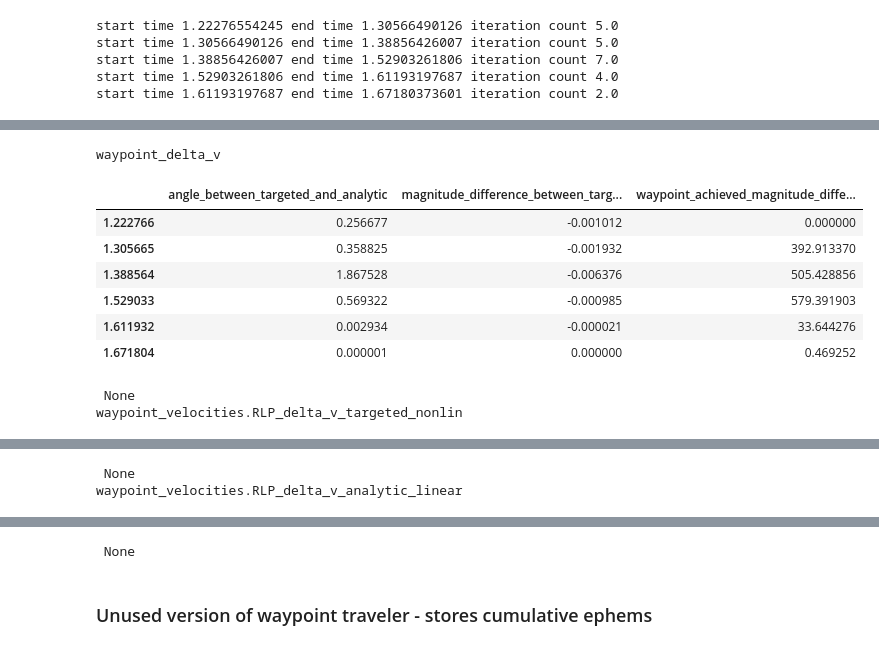
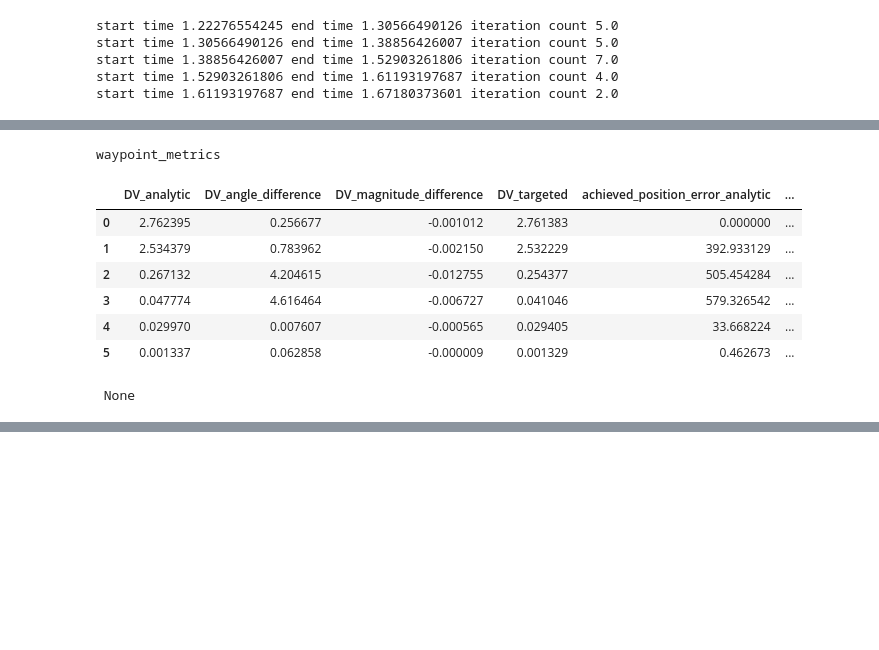
Before and after one commit to aerosara/thesis, a Jupyter notebook: notebooks/Waypoint Traveling.ipynb, the cells around one changed output, grey strips where cells are left out. Saved outputs shown, nothing was run; the diff lists cells and outputs as text; code cells hidden in the pictures; blank space fills up the shorter version.

Commit message:
Adding linear-only path and waypoint_metrics
- Computing linear-only path that uses nominal waypoints from start to
end
- Updating waypoint_metrics computed at end of a run

```diff
--- a/notebooks/Waypoint Traveling.ipynb
+++ b/notebooks/Waypoint Traveling.ipynb
@@ -564,43 +640,57 @@ waypoints.RLP_achieved_targeted_nonlin
 # %%
 
-#waypoint_delta_v = pd.DataFrame(['RLP_targeted_nonlin', 'RLP_analytic_linear'], index=waypoint_times)
+halo = 'small'
+clock_angle = 0.0
+approach = '+R'
+timescale = 'med'
+spacing = 'med'
 
-waypoint_delta_v = pd.DataFrame({'RLP_targeted_nonlin': np.zeros((len(waypoint_times))),
-                                 'RLP_analytic_linear': np.zeros((len(waypoint_times))),
-                                 'magnitude_difference_between_targeted_and_analytic': np.zeros((len(waypoint_times))),
-                                 'angle_between_targeted_and_analytic': np.zeros((len(waypoint_times))),
-                                 'waypoint_achieved_magnitude_difference_between_targeted_and_analytic': np.zeros((len(waypoint_times)))}, # TODO: this is not the right data structure to keep this attribute in
-                                index=waypoint_times)
+waypoint_metrics = pd.DataFrame({'halo':           halo,
+                                 'clock_angle':    clock_angle,
+                                 'approach':       approach,
+                                 'timescale':      timescale,
+                                 'spacing':        spacing,
+                                 'waypoint_times': waypoint_times,
+                                 'DV_targeted': np.zeros((len(waypoint_times))),
+                                 'DV_analytic': np.zeros((len(waypoint_times))),
+                                 'DV_magnitude_difference': np.zeros((len(waypoint_times))),
+                                 'DV_angle_difference': np.zeros((len(waypoint_times))),
+                                 'achieved_position_error_analytic': np.zeros((len(waypoint_times))),
+                                 'achieved_position_error_targeted': np.zeros((len(waypoint_times)))},
+                            index=np.arange(len(waypoint_times)))
 
-# compute delta-V magnitude and report to screen
-for t in waypoint_times:
+for point in np.arange(len(waypoint_times)):
+    #for t in waypoint_times:
+    t = waypoint_times[point]
 
-    waypoint_delta_v.RLP_targeted_nonlin.loc[t] = np.linalg.norm(waypoint_velocities.RLP_delta_v_targeted_nonlin.loc[t], 2)*RLP_properties.r12/RLP_properties.time_const*1000.0  # m/s
-    waypoint_delta_v.RLP_analytic_linear.loc[t] = np.linalg.norm(waypoint_velocities.RLP_delta_v_analytic_linear.loc[t], 2)*RLP_properties.r12/RLP_properties.time_const*1000.0  # m/s
+    # compute delta-V magnitude in m/s
+    waypoint_metrics.DV_targeted.iloc[point] = np.linalg.norm(waypoint_velocities.RLP_delta_v_targeted_nonlin.loc[t], 2)*RLP_properties.r12/RLP_properties.time_const*1000.0  # m/s
+    waypoint_metrics.DV_analytic.iloc[point] = np.linalg.norm(waypoint_velocities.RLP_delta_v_analytic_linear.loc[t], 2)*RLP_properties.r12/RLP_properties.time_const*1000.0  # m/s
 
-    waypoint_delta_v.angle_between_targeted_and_analytic.loc[t] = math.degrees(math.acos(
-                                                                            np.dot(waypoint_velocities.RLP_delta_v_targeted_nonlin.loc[t], waypoint_velocities.RLP_delta_v_analytic_linear.loc[t])/
-                                                                            (np.linalg.norm(waypoint_velocities.RLP_delta_v_targeted_nonlin.loc[t])*
-                                                                             np.linalg.norm(waypoint_velocities.RLP_delta_v_analytic_linear.loc[t]))))
+    # compute angle between targeted delta-V vector and analytic delta-V vector in degrees
+    waypoint_metrics.DV_angle_difference.iloc[point] = math.degrees(math.acos(
+                                                                np.dot(waypoint_velocities.RLP_delta_v_targeted_nonlin.loc[t], waypoint_velocities.RLP_delta_v_analytic_linear.loc[t])/
+                                                                (np.linalg.norm(waypoint_velocities.RLP_delta_v_targeted_nonlin.loc[t])*
+                                                                 np.linalg.norm(waypoint_velocities.RLP_delta_v_analytic_linear.loc[t]))))
 
-    waypoint_delta_v.magnitude_difference_between_targeted_and_analytic.loc[t] = waypoint_delta_v.RLP_targeted_nonlin.loc[t] - waypoint_delta_v.RLP_analytic_linear.loc[t]
+    # compute delta-V magnitude difference between targeted and analytic, in m/s
+    waypoint_metrics.DV_magnitude_difference.iloc[point] = waypoint_metrics.DV_targeted.iloc[point] - waypoint_metrics.DV_analytic.iloc[point]
 
-    waypoint_delta_v.waypoint_achieved_magnitude_difference_between_targeted_and_analytic.loc[t] = np.linalg.norm(waypoints.RLP_achieved_targeted_nonlin.loc[t] - waypoints.RLP_achieved_analytic_nonlin.loc[t])*RLP_properties.r12*1000 # meters
+    # compute position error in achieved waypoint location when applying analytic delta-V in nonlinear propagation, in meters
+    waypoint_metrics.achieved_position_error_analytic.iloc[point] = np.linalg.norm(waypoints.RLP.loc[t] - waypoints.RLP_achieved_analytic_nonlin.loc[t])*RLP_properties.r12*1000 # meters
 
-waypoint_delta_v[['angle_between_targeted_and_analytic', 'magnitude_difference_between_targeted_and_analytic', 'waypoint_achieved_magnitude_difference_between_targeted_and_analytic']]
+    waypoint_metrics.achieved_position_error_targeted.iloc[point] = np.linalg.norm(waypoints.RLP.loc[t] - waypoints.RLP_achieved_targeted_nonlin.loc[t])*RLP_properties.r12*1000 # meters
 
+print 'waypoint_metrics', display(HTML(waypoint_metrics.to_html()))
 
-print 'waypoint_delta_v', display(HTML(waypoint_delta_v[['angle_between_targeted_and_analytic', 'magnitude_difference_between_targeted_and_analytic', 'waypoint_achieved_magnitude_difference_between_targeted_and_analytic']].to_html()))
-print 'waypoint_velocities.RLP_delta_v_targeted_nonlin', display(HTML(waypoint_velocities.RLP_delta_v_targeted_nonlin.to_html()))
-print 'waypoint_velocities.RLP_delta_v_analytic_linear', display(HTML(waypoint_velocities.RLP_delta_v_analytic_linear.to_html()))
+waypoint_metrics.to_csv('output/run_' + halo + '_' + str(clock_angle) + '_' + approach + '_' + timescale + '_' + spacing + '.csv')
 # %% [output]
-waypoint_delta_v
+waypoint_metrics
-|  | angle_between_targeted_and_analytic | magnitude_difference_between_targ... | waypoint_achieved_magnitude_diffe... |
-| 1.222766 | 0.256677 | -0.001012 | 0.000000 |
-| 1.305665 | 0.358825 | -0.001932 | 392.913370 |
-| 1.388564 | 1.867528 | -0.006376 | 505.428856 |
-| 1.529033 | 0.569322 | -0.000985 | 579.391903 |
-| 1.611932 | 0.002934 | -0.000021 | 33.644276 |
-| 1.671804 | 0.000001 | 0.000000 | 0.469252 |
+|  | DV_analytic | DV_angle_difference | DV_magnitude_difference | DV_targeted | achieved_position_error_analytic | ... |
+| 0 | 2.762395 | 0.256677 | -0.001012 | 2.761383 | 0.000000 | ... |
+| 1 | 2.534379 | 0.783962 | -0.002150 | 2.532229 | 392.933129 | ... |
+| 2 | 0.267132 | 4.204615 | -0.012755 | 0.254377 | 505.454284 | ... |
+| 3 | 0.047774 | 4.616464 | -0.006727 | 0.041046 | 579.326542 | ... |
+| 4 | 0.029970 | 0.007607 | -0.000565 | 0.029405 | 33.668224 | ... |
+| 5 | 0.001337 | 0.062858 | -0.000009 | 0.001329 | 0.462673 | ... |
  None
-waypoint_velocities.RLP_delta_v_targeted_nonlin
@@ -614,2 +696,0 @@ waypoint_velocities.RLP_delta_v_targeted_nonlin
- None
-waypoint_velocities.RLP_delta_v_analytic_linear
@@ -623,3 +696,0 @@ waypoint_velocities.RLP_delta_v_analytic_linear
- None
-# %% [markdown]
-### Unused version of waypoint traveler - stores cumulative ephems
```
Also changed, not shown: parts of 10 cells of this notebook, 1 other file.
